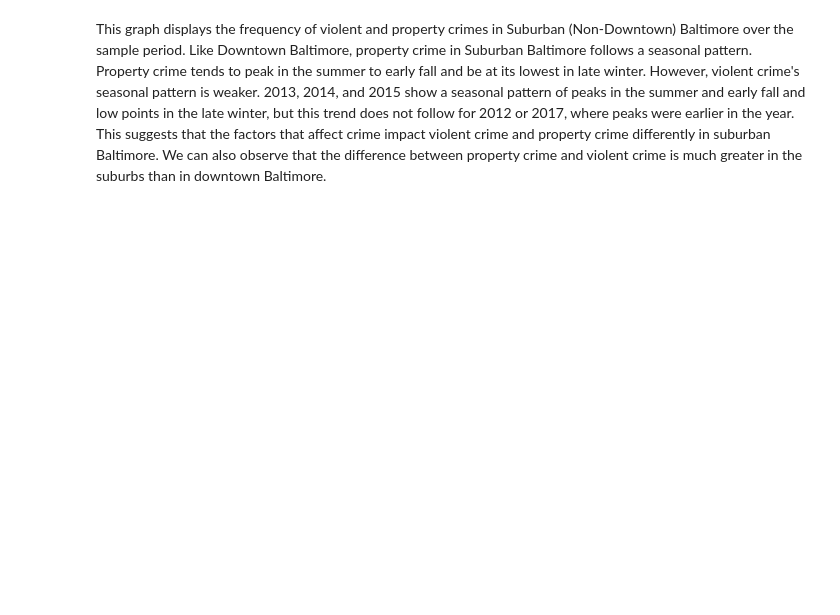
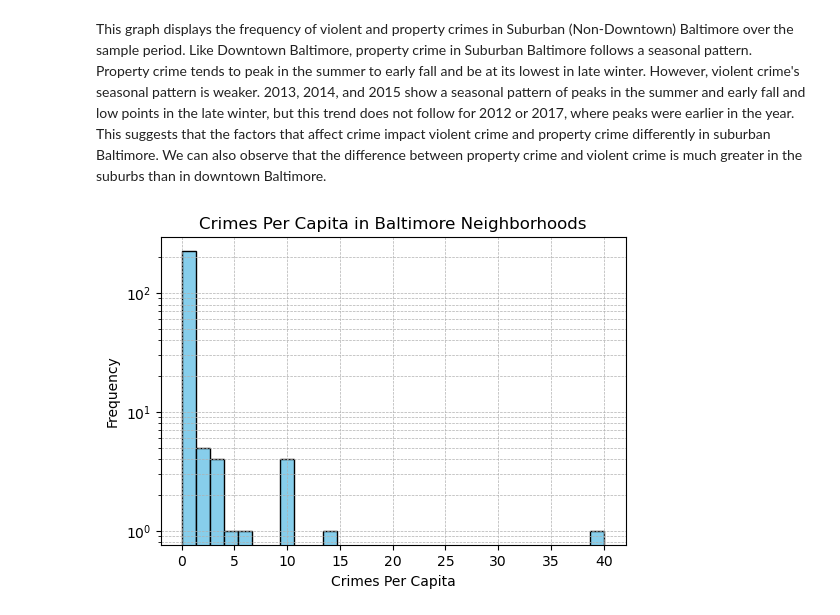
Before and after one commit to ECO225-W2024/project-one-code-IvanGrandov, a Jupyter notebook: Code/proj_one_code.ipynb, the cells around one changed output. Cells and saved outputs as stored; diff of their text form; code cells hidden in the pictures; blank space fills up the shorter version.

```diff
--- a/Code/proj_one_code.ipynb
+++ b/Code/proj_one_code.ipynb
@@ -284,0 +281,28 @@ elsewhere_crimes_monthly = aggregate_crimes_monthly(cleaned_df, 'Not Downtown')
+# %%
+def merge_with_crime_totals(df1, df2):
+    # Total violent crimes by neighborhood
+    violent_crimes = df1[df1['ViolentOrPropCrime'] == 1].groupby('Neighborhood').size().reset_index(name='TotalViolentCrimes')
+    # Total property crimes by neighborhood
+    property_crimes = df1[df1['ViolentOrPropCrime'] == 0].groupby('Neighborhood').size().reset_index(name='TotalPropertyCrimes')
+    # Total crimes by neighborhood
+    total_crimes = df1.groupby('Neighborhood').size().reset_index(name='TotalCrimes')
+    # Merge
+    df2 = df2.merge(total_crimes, on='Neighborhood', how='left')
+    df2 = df2.merge(violent_crimes, on='Neighborhood', how='left')
+    df2 = df2.merge(property_crimes, on='Neighborhood', how='left')
+    # Per capita columns
+    df2['CrimesPerCapita'] = df2['TotalCrimes'] / df2['Population']
+    df2['ViolentCrimesPerCapita'] = df2['TotalViolentCrimes'] / df2['Population']
+    df2['PropertyCrimesPerCapita'] = df2['TotalPropertyCrimes'] / df2['Population']
+    # Try it out
+    df2['TotalViolentCrimes'].fillna(0, inplace=True)
+    df2['TotalPropertyCrimes'].fillna(0, inplace=True)
+    df2['TotalCrimes'].fillna(0, inplace=True)
+    return df2
+
+
+merged_gdf = merge_with_crime_totals(crime_gdf, neighborhood_gdf)
+merged_gdf = merged_gdf[merged_gdf['Population'] > 0]
+# Per capita data for downtown
+print('DOWNTOWN CRIME RATE')
+merged_gdf[merged_gdf['DowntownStatus'] == 1].describe(include=['float'])
@@ -332,3 +388,15 @@ plot_crimes(elsewhere_crimes_monthly, 'Suburban Baltimore Crime Trends')
 # %% [markdown]
 This graph displays the frequency of violent and property crimes in Suburban (Non-Downtown) Baltimore over the sample period. Like Downtown Baltimore, property crime in Suburban Baltimore follows a seasonal pattern. Property crime tends to peak in the summer to early fall and be at its lowest in late winter. However, violent crime's seasonal pattern is weaker. 2013, 2014, and 2015 show a seasonal pattern of peaks in the summer and early fall and low points in the late winter, but this trend does not follow for 2012 or 2017, where peaks were earlier in the year. This suggests that the factors that affect crime impact violent crime and property crime differently in suburban Baltimore.
 We can also observe that the difference between property crime and violent crime is much greater in the suburbs than in downtown Baltimore.
+# %%
+plt.figure(figsize=(6, 4))
+plt.hist(merged_gdf['CrimesPerCapita'].dropna(), bins=30, color='skyblue', edgecolor='black')
+
+plt.title('Crimes Per Capita in Baltimore Neighborhoods')
+plt.xlabel('Crimes Per Capita')
+plt.ylabel('Frequency')
+plt.grid(True, which='both', linestyle='--', linewidth=0.5)
+plt.yscale('log')
+plt.show()
+# %% [output]
+[figure, added]
```
Also changed, not shown: parts of 37 cells of this notebook, 22 other files.
